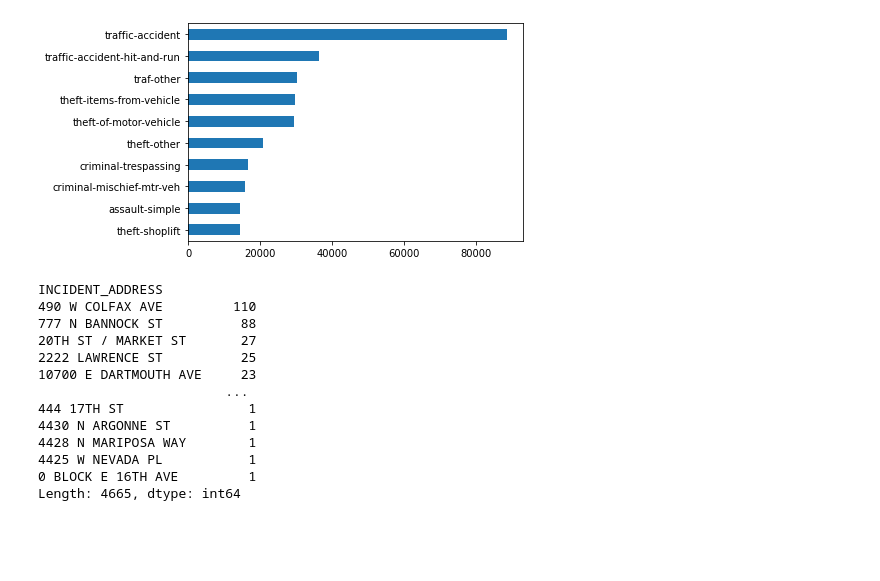
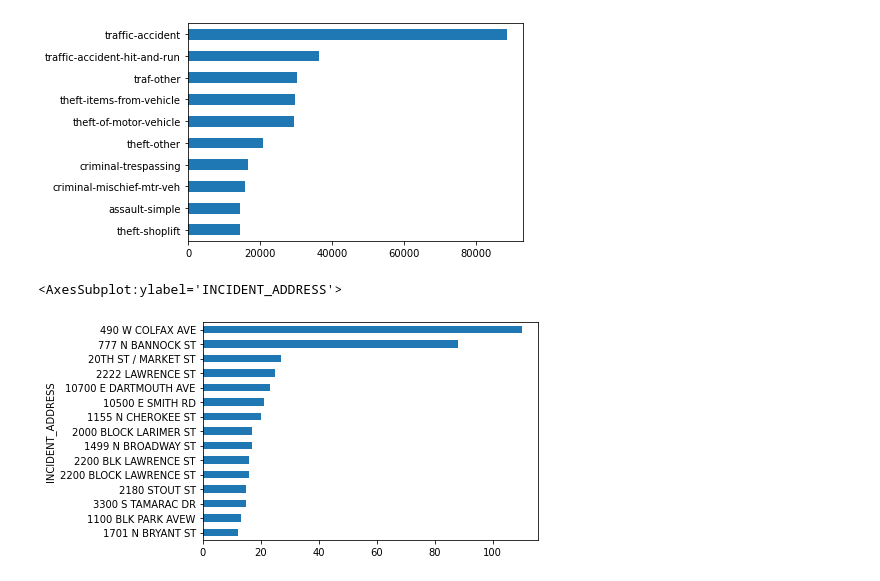
Before and after one commit to mcshakes/denver_crime, a Jupyter notebook: analyze.ipynb, the cells around one changed output. Drawn from its saved outputs; the diff is of its cells as text; code cells hidden in the pictures; blank space fills up the shorter version.

```diff
--- a/analyze.ipynb
+++ b/analyze.ipynb
@@ -19,28 +9,11 @@ df.OFFENSE_TYPE_ID.value_counts().iloc[:10].sort_values().plot(kind= "barh")
 # %% [output]
 <AxesSubplot:>
 [figure]
-# %%
-conspiracy_homicide = df[df.OFFENSE_TYPE_ID.str.contains("homicide-conspiracy")]
-
-aggravated_assault = df[df.OFFENSE_TYPE_ID.str.contains("aggravated-assault")]
-stranger_gun_homicide = df[df.OFFENSE_TYPE_ID.str.contains("hom-willful-kill-non-family-gu")]
-stranger_weapon_homicide = df[df.OFFENSE_TYPE_ID.str.contains("hom-willful-kill-nonfam-wp")]
-homicide_by_gun = df[df.OFFENSE_TYPE_ID.str.contains("hom-wilful-kill-gun")]
-homicide_other = df[df.OFFENSE_TYPE_ID.str.contains("homicide-other")]
-
-
-aggravated_assault.groupby("INCIDENT_ADDRESS").size().sort_values(ascending = False)
-# %% [output]
-INCIDENT_ADDRESS
-490 W COLFAX AVE         110
-777 N BANNOCK ST          88
-20TH ST / MARKET ST       27
-2222 LAWRENCE ST          25
-10700 E DARTMOUTH AVE     23
-                        ...
-444 17TH ST                1
-4430 N ARGONNE ST          1
-4428 N MARIPOSA WAY        1
-4425 W NEVADA PL           1
-0 BLOCK E 16TH AVE         1
-Length: 4665, dtype: int64
+# %%
+
+
+aggravated_assault = df[df.OFFENSE_TYPE_ID.str.contains("aggravated-assault")]
+aggravated_assault.groupby("INCIDENT_ADDRESS").size().sort_values(ascending = False).head(15).sort_values().plot(kind = "barh")
+# %% [output]
+<AxesSubplot:ylabel='INCIDENT_ADDRESS'>
+[figure, added]
```
Also changed, not shown: parts of 4 cells of this notebook.
